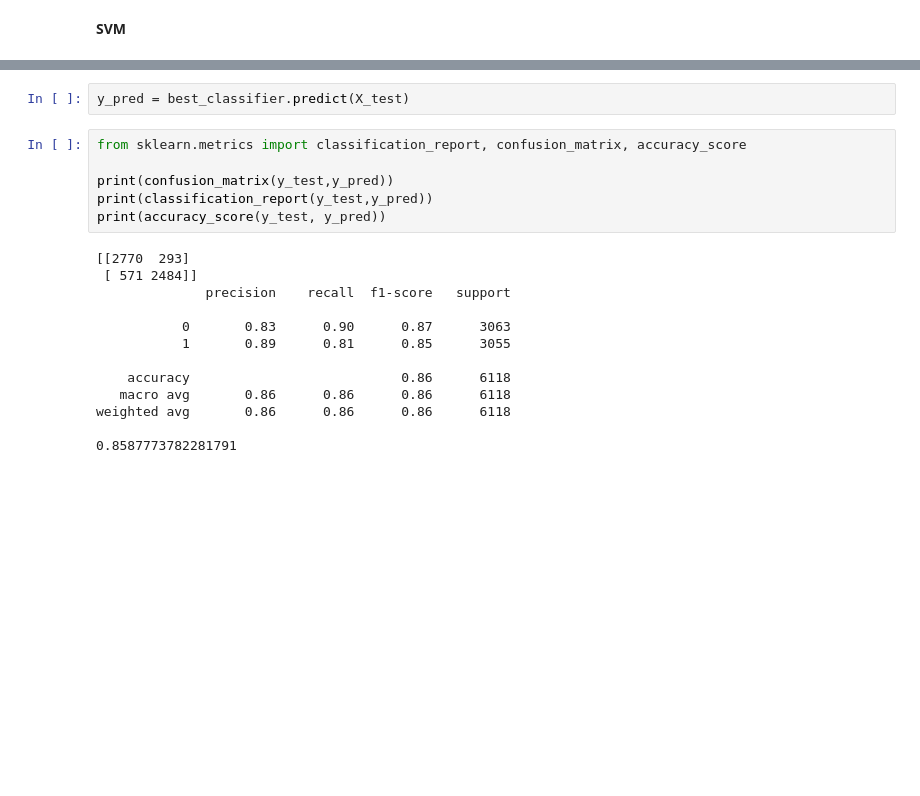
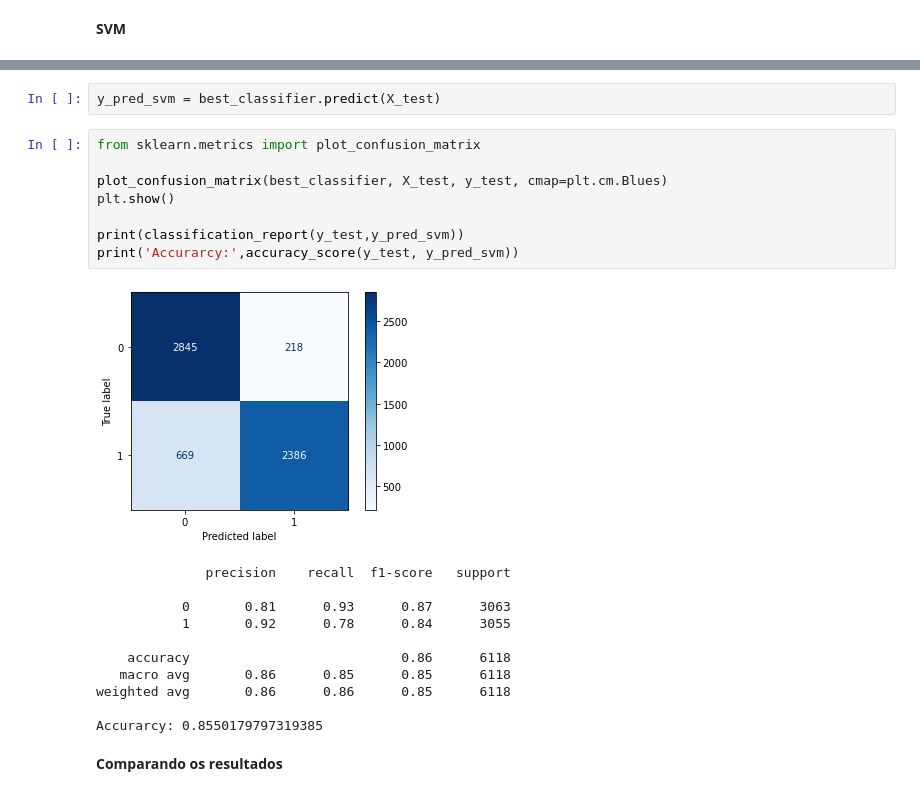
Before and after one commit to yanprada/MO444-discipline, a Jupyter notebook: trabalho_4/project_4_classificacao_binaria-checkpoint.ipynb, the cells around one changed output, grey strips where cells are left out. Saved outputs shown, nothing was run; the diff lists cells and outputs as text; blank space fills up the shorter version.

```diff
--- a/trabalho_4/project_4_classificacao_binaria-checkpoint.ipynb
+++ b/trabalho_4/project_4_classificacao_binaria-checkpoint.ipynb
@@ -259,21 +262,24 @@ Acurácia do melhor modelo: 0.8605639558643237
 # %%
-y_pred = best_classifier.predict(X_test)
+y_pred_svm = best_classifier.predict(X_test)
-# %%
-from sklearn.metrics import classification_report, confusion_matrix, accuracy_score
-
-print(confusion_matrix(y_test,y_pred))
-print(classification_report(y_test,y_pred))
-print(accuracy_score(y_test, y_pred))
-# %% [output]
-[[2770  293]
- [ 571 2484]]
-              precision    recall  f1-score   support
-
-           0       0.83      0.90      0.87      3063
-           1       0.89      0.81      0.85      3055
-
-    accuracy                           0.86      6118
-   macro avg       0.86      0.86      0.86      6118
-weighted avg       0.86      0.86      0.86      6118
-
-0.8587773782281791
+# %%
+from sklearn.metrics import plot_confusion_matrix
+
+plot_confusion_matrix(best_classifier, X_test, y_test, cmap=plt.cm.Blues)
+plt.show()
+
+print(classification_report(y_test,y_pred_svm))
+print('Accurarcy:',accuracy_score(y_test, y_pred_svm))
+# %% [output]
+[figure, added]
+              precision    recall  f1-score   support
+
+           0       0.81      0.93      0.87      3063
+           1       0.92      0.78      0.84      3055
+
+    accuracy                           0.86      6118
+   macro avg       0.86      0.85      0.85      6118
+weighted avg       0.86      0.86      0.85      6118
+
+Accurarcy: 0.8550179797319385
+# %% [markdown]
+__Comparando os resultados__
```
Also changed, not shown: parts of 17 cells of this notebook.
